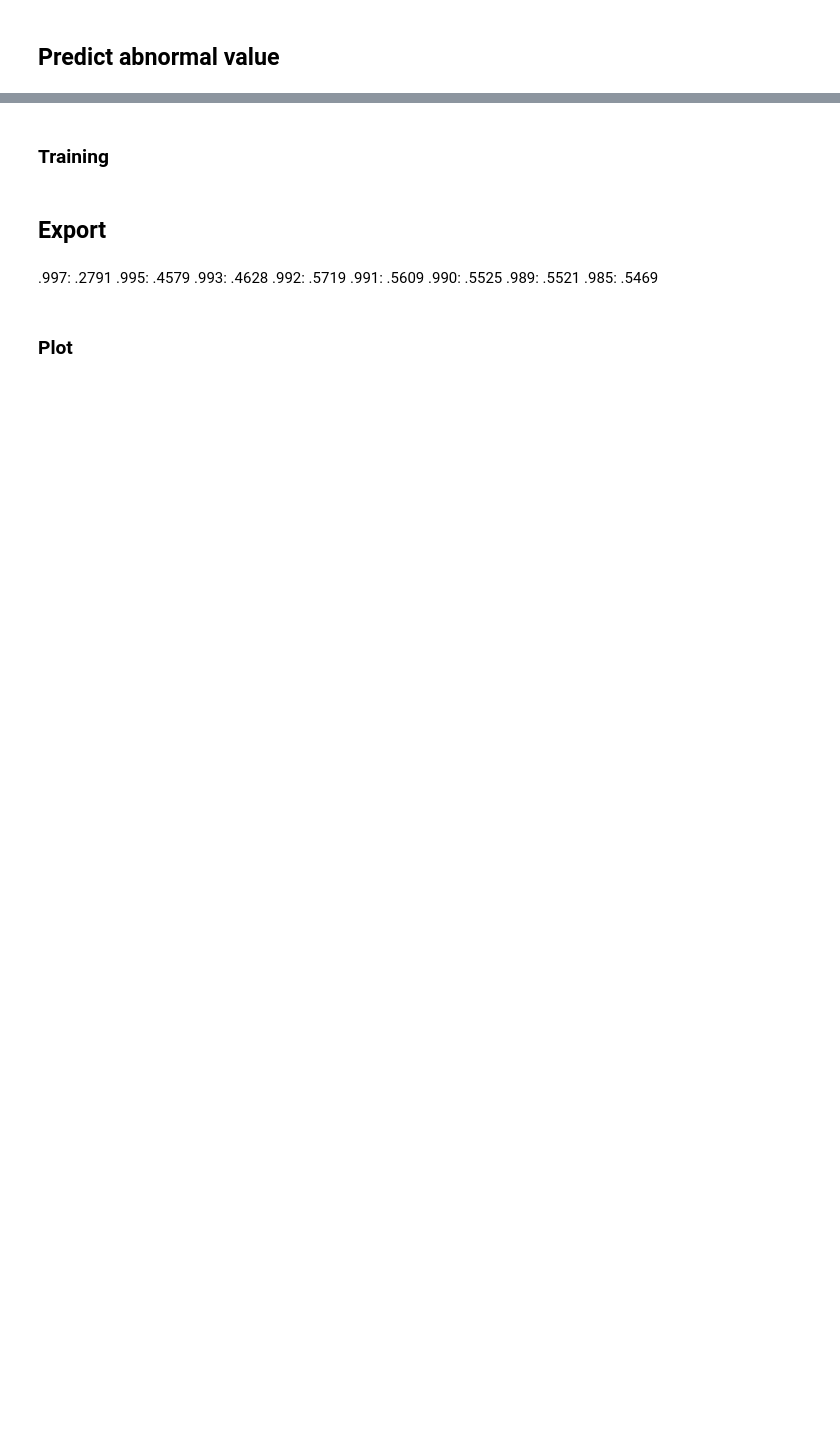
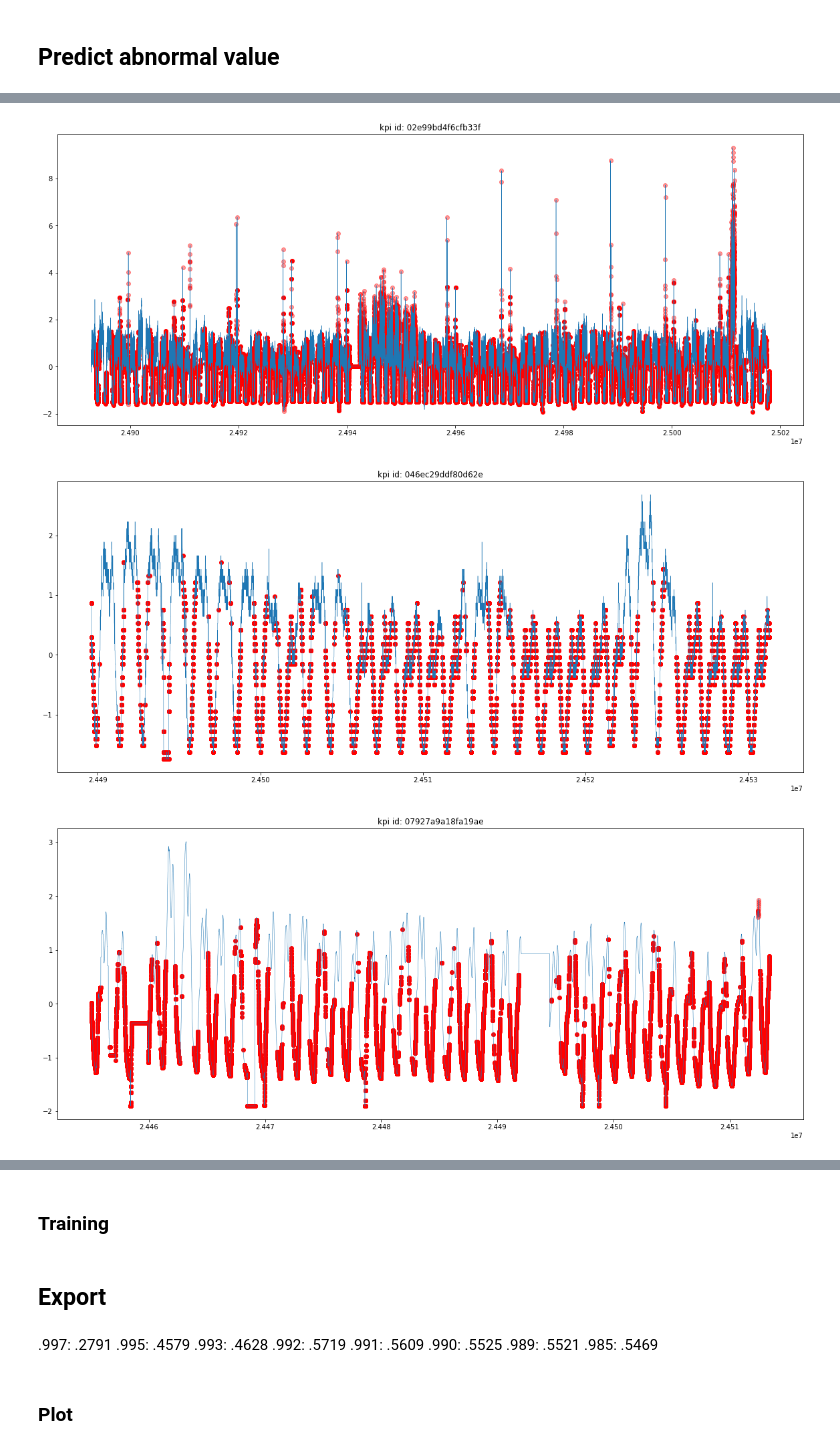
Before and after one commit to Cyprien-Ricque/kpi-anomaly-detection, a Jupyter notebook: notebooks/LitAnomalyTransformer.ipynb, the cells around one changed output, grey strips where cells are left out. Drawn from its saved outputs; the diff is of its cells as text; code cells hidden in the pictures; blank space fills up the shorter version.

Commit message:
Make anomalyTransformer predict label, update cloud computing script

```diff
--- a/notebooks/LitAnomalyTransformer.ipynb
+++ b/notebooks/LitAnomalyTransformer.ipynb
@@ -185,3 +194,24 @@ def predict_value(df: pd.DataFrame):
 
 predict_value(dl.train)
 predict_value(dl.test)
+# %%
+import logging
+from logging import WARNING
+
+logging.basicConfig(level=WARNING)
+
+THRESHOLD = .5
+
+for kpi_id in dl.train.kpi_id.unique()[:5]:
+    df = dl.train[(dl.train.kpi_id == kpi_id)]
+
+    true_positive = (df.label == 1)
+
+    figure = plt.figure(figsize=(20, 8))
+    plt.scatter(df[true_positive].timestamp_1, df[true_positive].value_scaled, c='r', alpha=.4)
+
+    plt.plot(df.timestamp_1, df.value_scaled, figure=figure, linewidth=.5, label='true')
+    plt.scatter(df[df.label_pred > THRESHOLD].timestamp_1, df[df.label_pred > THRESHOLD].value_scaled, figure=figure, color='r', label='pred')
+    plt.title(f'kpi id: {kpi_id}')
+    plt.show()
+# %% [output]
@@ -187,0 +235,3 @@ predict_value(dl.test)
+[figure, added]
+[figure, added]
+[figure, added]
```
Also changed, not shown: parts of 12 cells of this notebook, 12 other files.
